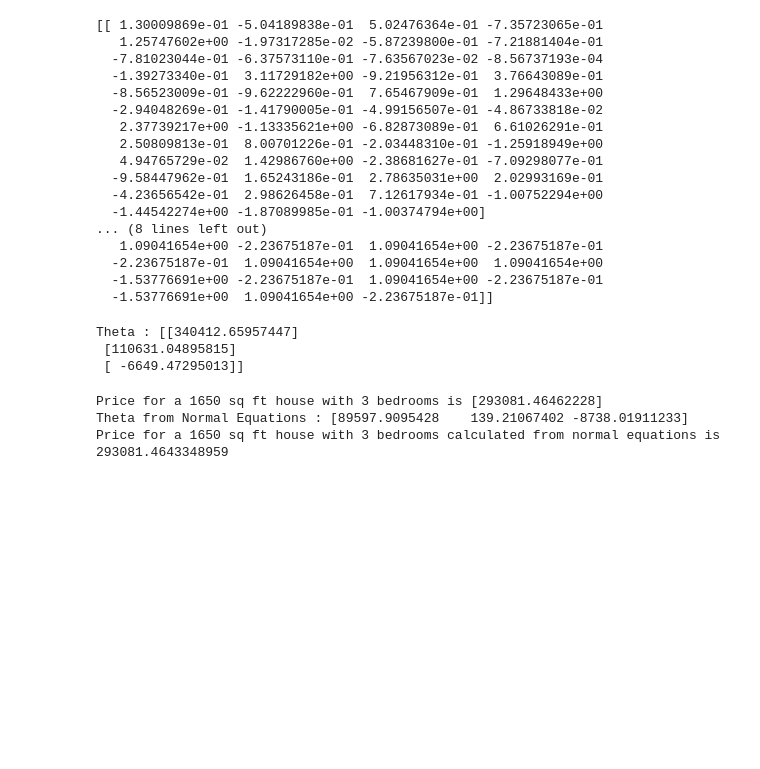
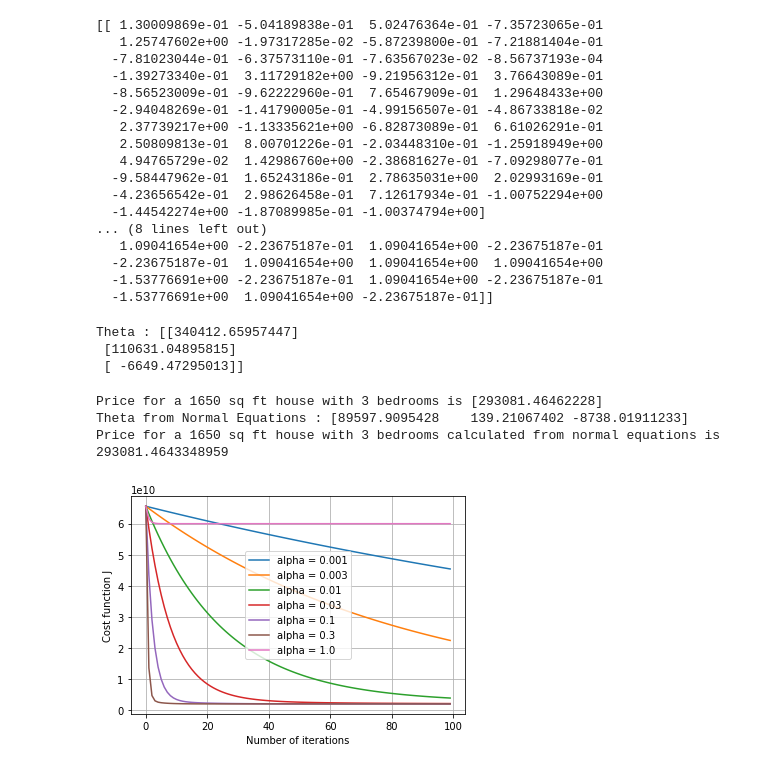
Before and after one commit to ginnikhanna/Development, a Jupyter notebook: Juypter-ML/multivariatelinearregression.ipynb, the cells around one changed output. Drawn from its saved outputs; the diff is of its cells as text; code cells hidden in the pictures; blank space fills up the shorter version.

Commit message:
Cost function is plotted as a function of number of iterations for various learning rates

```diff
--- a/Juypter-ML/multivariatelinearregression.ipynb
+++ b/Juypter-ML/multivariatelinearregression.ipynb
@@ -112,8 +112,8 @@ def parameters_from_normal_equation(X :np.ndarray, y:np.ndarray):
     return theta
 # %%
 #NORMALIZE FEATURES
-X, mu, sigma = normalized_features_matrix(X)
-print(X)
+X_norm, mu, sigma = normalized_features_matrix(X)
+print(X_norm)
 # %% [output]
 [[ 1.30009869e-01 -5.04189838e-01  5.02476364e-01 -7.35723065e-01
    1.25747602e+00 -1.97317285e-02 -5.87239800e-01 -7.21881404e-01
@@ -135,11 +135,11 @@ print(X)
 # %%
 #ADD THE ROW FOR 1s FOR THETA_0
 ones = np.ones((1, number_of_samples))
-X = np.vstack((ones, X))
+X_norm = np.vstack((ones, X_norm))
 # %%
 #GET THETA FROM MULTIVARIATE GRADIENT DESCENT
-theta = np.zeros((np.size(X, 0), 1))
-theta, J = gradient_descent_multivariate(X, theta, y, number_of_iterations=400, alpha = 0.1)
+theta = np.zeros((np.size(X_norm, 0), 1))
+theta, J, _ = gradient_descent_multivariate(X_norm, theta, y, number_of_iterations=400, alpha = 0.1)
 print(f'Theta : {theta}')
 # %% [output]
 Theta : [[340412.65957447]
@@ -166,3 +166,22 @@ print(f'Price for a 1650 sq ft house with 3 bedrooms calculated from normal equa
 Price for a 1650 sq ft house with 3 bedrooms is [293081.46462228]
 Theta from Normal Equations : [89597.9095428    139.21067402 -8738.01911233]
 Price for a 1650 sq ft house with 3 bedrooms calculated from normal equations is 293081.4643348959
+# %%
+# CALCULATE COST FUNCTION vs LEARNING RATE
+alpha_list = [0.001, 0.003, 0.01, 0.03, 0.1, 0.3, 1.0]
+number_of_iterations = 100
+
+for alpha in alpha_list:
+    theta = np.zeros((np.size(X_norm, 0), 1))
+    theta, J, J_list = gradient_descent_multivariate(X_norm, theta, y, number_of_iterations, alpha)
+    plt.figure(5)
+    plt.plot(J_list, label = f'alpha = {alpha}')
+
+plt.legend()
+plt.ylabel('Cost function J')
+plt.xlabel('Number of iterations')
+plt.legend(loc = 'best')
+plt.grid()
+plt.show()
+# %% [output]
+[figure, added]
```
